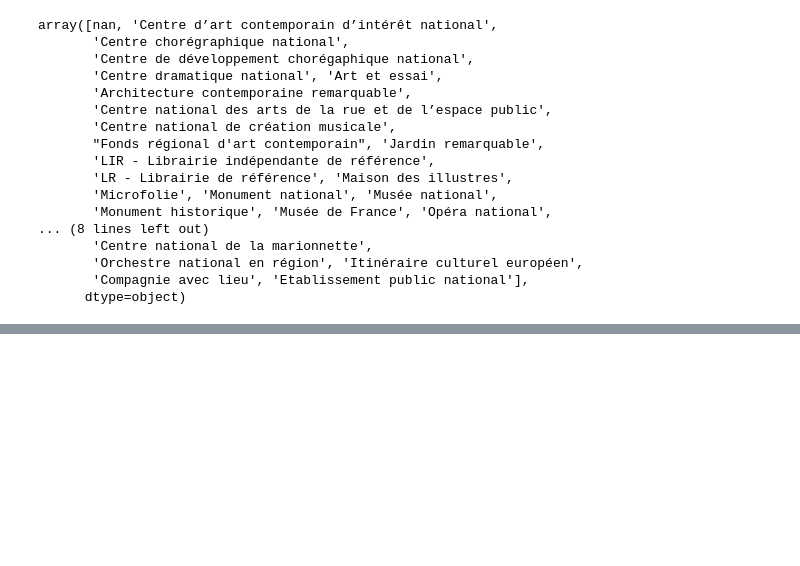
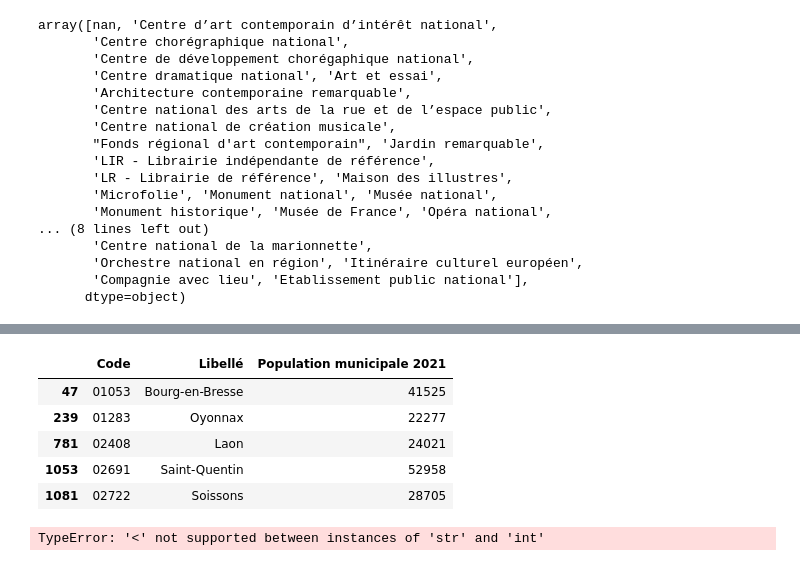
Before and after one commit to khady2708/projet-stage, a Jupyter notebook: ville.ipynb, the cells around one changed output, grey strips where cells are left out. Saved outputs shown, nothing was run; the diff lists cells and outputs as text; code cells hidden in the pictures; blank space fills up the shorter version.

Commit message:
chargerpopulation par ville et code postal

```diff
--- a/ville.ipynb
+++ b/ville.ipynb
@@ -178,0 +231,14 @@ array([nan, 'Centre d’art contemporain d’intérêt national',
+# %%
+df_population_20000 = df_population[df_population['Population municipale 2021'] > 20000]
+df_population_20000.head()
+# %% [output]
+|  | Code | Libellé | Population municipale 2021 |
+| 47 | 01053 | Bourg-en-Bresse | 41525 |
+| 239 | 01283 | Oyonnax | 22277 |
+| 781 | 02408 | Laon | 24021 |
+| 1053 | 02691 | Saint-Quentin | 52958 |
+| 1081 | 02722 | Soissons | 28705 |
+# %%
+petite_ville = [population['Population municipale 2021'] < 20000]
+# %% [output]
+TypeError: '<' not supported between instances of 'str' and 'int'
```
Also changed, not shown: parts of 11 cells of this notebook.
